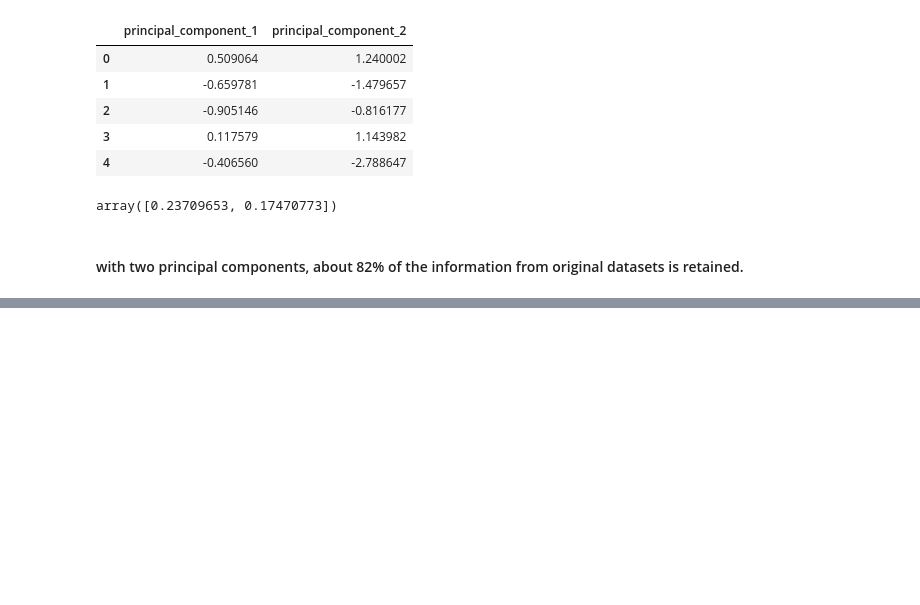
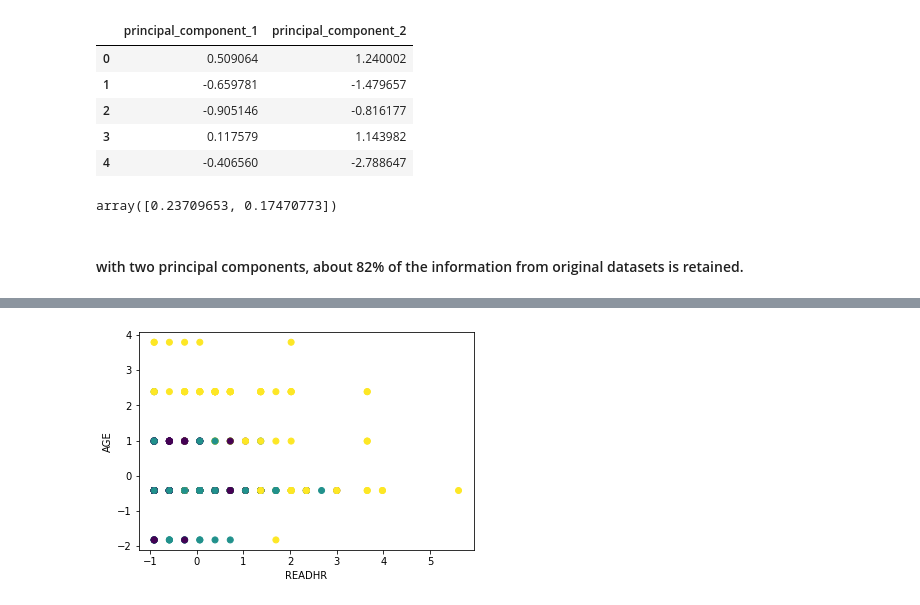
Before and after one commit to bhubh/unsupervised_learning_challenge, a Jupyter notebook: myopia_nb.ipynb, the cells around one changed output, grey strips where cells are left out. Saved outputs shown, nothing was run; the diff lists cells and outputs as text; code cells hidden in the pictures; blank space fills up the shorter version.

```diff
--- a/myopia_nb.ipynb
+++ b/myopia_nb.ipynb
@@ -115,0 +208,21 @@ array([0.23709653, 0.17470773])
+# %%
+#defining a function for calculating class for given values of clusters
+def get_clusters(k, data):
+    # Initialize the K-Means model
+    model = KMeans(n_clusters=k, random_state=0)
+
+    # Train the model
+    model.fit(data)
+
+    # Predict clusters
+    predictions = model.predict(data)
+
+    # Create return DataFrame with predicted clusters
+    data["class"] = model.labels_
+
+    return data
+# %%
+# based on elbow curve, three clusters might be best one.
+
+#fitting the model with n_clusters = 3
+clusters_data = get_clusters(3, myopia_dfT)
@@ -115,0 +245,11 @@ array([0.23709653, 0.17470773])
+# %%
+#defining a function to plot clusters
+def show_clusters(df):
+    plt.scatter(df['READHR'], df['AGE'], c=df['class'])
+    plt.xlabel('READHR')
+    plt.ylabel('AGE')
+    plt.show()
+# %%
+show_clusters(clusters_data)
+# %% [output]
+[figure, added]
```
Also changed, not shown: parts of 14 cells of this notebook.
